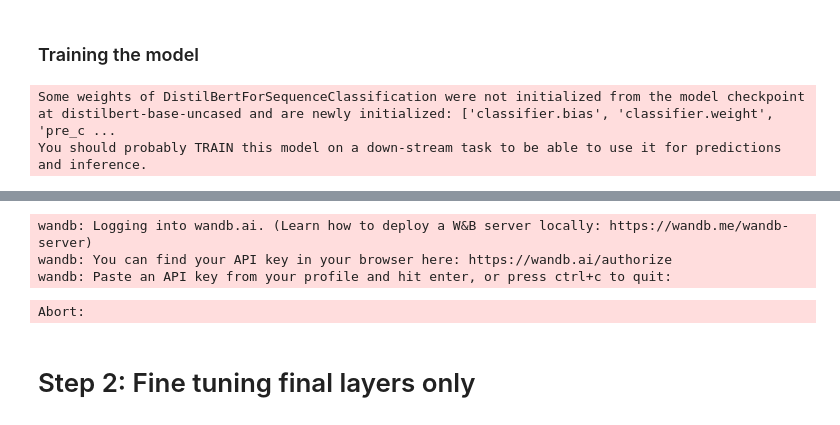
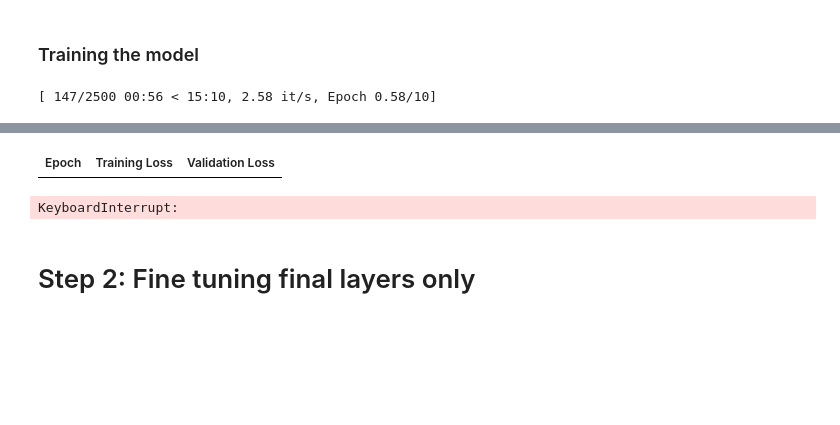
Before and after one commit to MahdiTheGreat/Intro-to-language-modeling, a Jupyter notebook: Assignment_4.ipynb, the cells around one changed output, grey strips where cells are left out. Saved outputs shown, nothing was run; the diff lists cells and outputs as text; code cells hidden in the pictures; blank space fills up the shorter version.

```diff
--- a/Assignment_4.ipynb
+++ b/Assignment_4.ipynb
@@ -141,7 +151,5 @@ from transformers import Trainer
 trainer = Trainer(model=model, args=training_arguments, train_dataset=tokenized_imdb_dataset['train'], eval_dataset=tokenized_imdb_dataset['eval'], compute_metrics=evaluation_helper)
 # %%
-model = AutoModelForSequenceClassification.from_pretrained('distilbert-base-uncased', num_labels=2) # To avoid retraining
 trainer.train()
 # %% [output]
-Some weights of DistilBertForSequenceClassification were not initialized from the model checkpoint at distilbert-base-uncased and are newly initialized: ['classifier.bias', 'classifier.weight', 'pre_c ...
-You should probably TRAIN this model on a down-stream task to be able to use it for predictions and inference.
+[ 147/2500 00:56 < 15:10, 2.58 it/s, Epoch 0.58/10]
@@ -149,7 +156,5 @@ You should probably TRAIN this model on a down-stream task to be able to use it
+| Epoch | Training Loss | Validation Loss |
-wandb: Logging into wandb.ai. (Learn how to deploy a W&B server locally: https://wandb.me/wandb-server)
-wandb: You can find your API key in your browser here: https://wandb.ai/authorize
-wandb: Paste an API key from your profile and hit enter, or press ctrl+c to quit:
+KeyboardInterrupt:
-Abort:
 # %%
 # Save model to avoid rerunning
 trainer.save_model('fully-finetuned.model')
```
Also changed, not shown: parts of 12 cells of this notebook.
